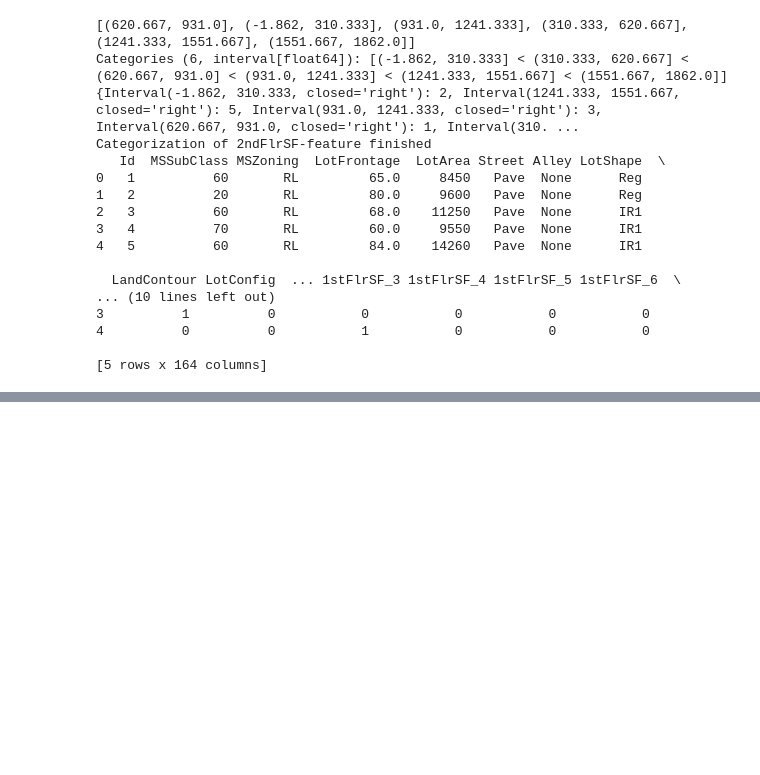
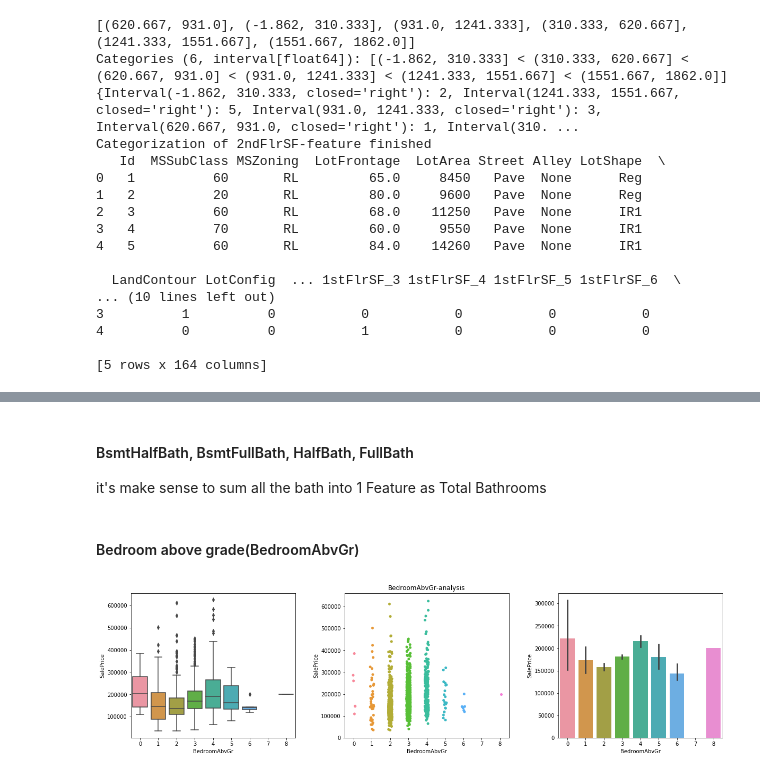
Before and after one commit to kaajun/kaggle-HousePrice, a Jupyter notebook: HousePrices/KaggleHousePrices.ipynb, the cells around one changed output, grey strips where cells are left out. Saved outputs shown, nothing was run; the diff lists cells and outputs as text; code cells hidden in the pictures; blank space fills up the shorter version.

```diff
--- a/HousePrices/KaggleHousePrices.ipynb
+++ b/HousePrices/KaggleHousePrices.ipynb
@@ -588,0 +590,3 @@ Categorization of 2ndFlrSF-feature finished
+# %% [markdown]
+<h4> BsmtHalfBath, BsmtFullBath, HalfBath, FullBath </h4>
+it's make sense to sum all the bath into 1 Feature as Total Bathrooms
@@ -588,0 +595,6 @@ Categorization of 2ndFlrSF-feature finished
+# %% [markdown]
+<h4> Bedroom above grade(BedroomAbvGr) </h4>
+# %%
+categorical_plot1('BedroomAbvGr',list(range(9)))
+# %% [output]
+[figure, added]
```
Also changed, not shown: parts of 108 cells of this notebook.
